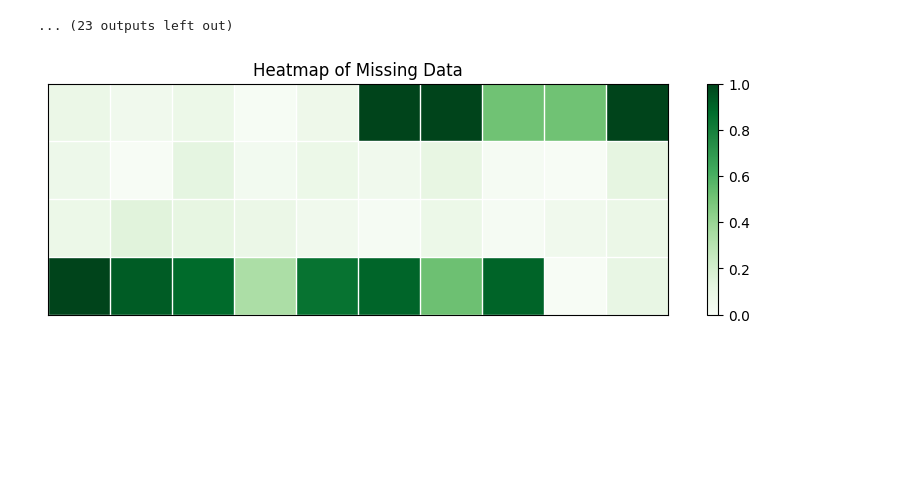
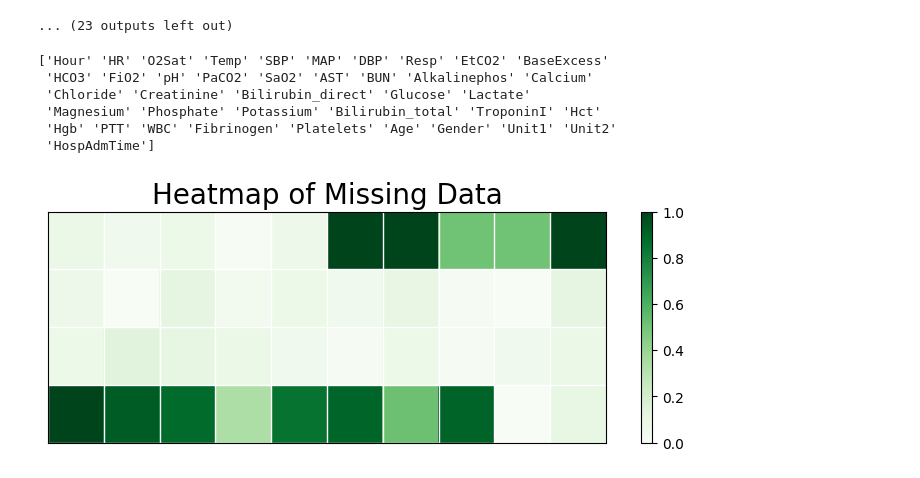
Before and after one commit to luoyantao99/Data-Analytics-and-Visualization-in-Healthcare-Project, a Jupyter notebook: DataAnalysis.ipynb, the cells around one changed output. Saved outputs shown, nothing was run; the diff lists cells and outputs as text; code cells hidden in the pictures; blank space fills up the shorter version.

```diff
--- a/DataAnalysis.ipynb
+++ b/DataAnalysis.ipynb
@@ -37,13 +37,13 @@ ax.figure.savefig('gender_percent.jpg')
 # %% [output]
 [figure]
 # %%
-fig, axis = plt.subplots() # il me semble que c'est une bonne habitude de faire supbplots
+fig, axis = plt.subplots()
 
 x = [i for i in range(0,100,10)]
-ax = sepsis_df_by_patient.Age.hist(bins=x, figsize=(5, 5))
-plt.xlabel("Age")
-plt.ylabel("Number of patients")
-plt.title("Distribution of Ages of Patients")
+ax = sepsis_df_by_patient.Age.hist(bins=x, figsize=(9, 5))
+plt.xlabel("Age",fontsize=18)
+plt.ylabel("Number of patients",fontsize=18)
+plt.title("Distribution of Ages of Patients", fontsize=20)
 plt.xticks(x)
 plt.show()
 ax.figure.savefig('age_hist.jpg')
@@ -119,30 +119,41 @@ for column in sepsis_df.columns:
 ... (23 outputs left out)
 # %%
 nan_per = 1 - nan_percentage[:40].to_numpy() / 100
+print(sepsis_df.columns[:40].values)
+nan_df = pd.DataFrame({'feature':sepsis_df.columns[:40].values, 'value': nan_per})
+nan_df.to_csv("nan.csv")
+
 nan_per = nan_per.reshape([4,10])
+# %% [output]
+['Hour' 'HR' 'O2Sat' 'Temp' 'SBP' 'MAP' 'DBP' 'Resp' 'EtCO2' 'BaseExcess'
+ 'HCO3' 'FiO2' 'pH' 'PaCO2' 'SaO2' 'AST' 'BUN' 'Alkalinephos' 'Calcium'
+ 'Chloride' 'Creatinine' 'Bilirubin_direct' 'Glucose' 'Lactate'
+ 'Magnesium' 'Phosphate' 'Potassium' 'Bilirubin_total' 'TroponinI' 'Hct'
+ 'Hgb' 'PTT' 'WBC' 'Fibrinogen' 'Platelets' 'Age' 'Gender' 'Unit1' 'Unit2'
+ 'HospAdmTime']
 # %%
-fig, axis = plt.subplots() # il me semble que c'est une bonne habitude de faire supbplots
-heatmap = axis.pcolor(nan_per, cmap='Greens') # heatmap contient les valeurs
+fig, axis = plt.subplots()
+heatmap = axis.pcolor(nan_per, cmap='Greens')
 
 axis.set_yticks(np.arange(nan_per.shape[0])+0.5, minor=False)
 axis.set_xticks(np.arange(nan_per.shape[1])+0.5, minor=False)
 
 for i in range(nan_per.shape[0]):
     axis.axhline(i, color='white', lw=1)
 for i in range(nan_per.shape[1]):
     axis.axvline(i, color='white', lw=1)
 
 axis.set_yticklabels([])
 axis.set_xticklabels([])
 plt.tick_params(left = False)
 plt.tick_params(bottom = False)
-fig.set_size_inches(10, 3)
-plt.title("Heatmap of Missing Data") # (lighter color denotes more missing data)
+fig.set_size_inches(9, 3)
+plt.title("Heatmap of Missing Data", fontsize = 20) # (lighter color denotes more missing data)
 plt.colorbar(heatmap)
 # fig, ax = plt.subplots()
 # ax.set_xticklabels([])
 # ax.set_yticklabels([])
 im = ax.imshow(nan_per, cmap='Greens')
 plt.savefig("null_heatmap.jpg")
 # %% [output]
-[figure, old version]
+[figure, new version]
```
Also changed, not shown: parts of 6 cells of this notebook.
